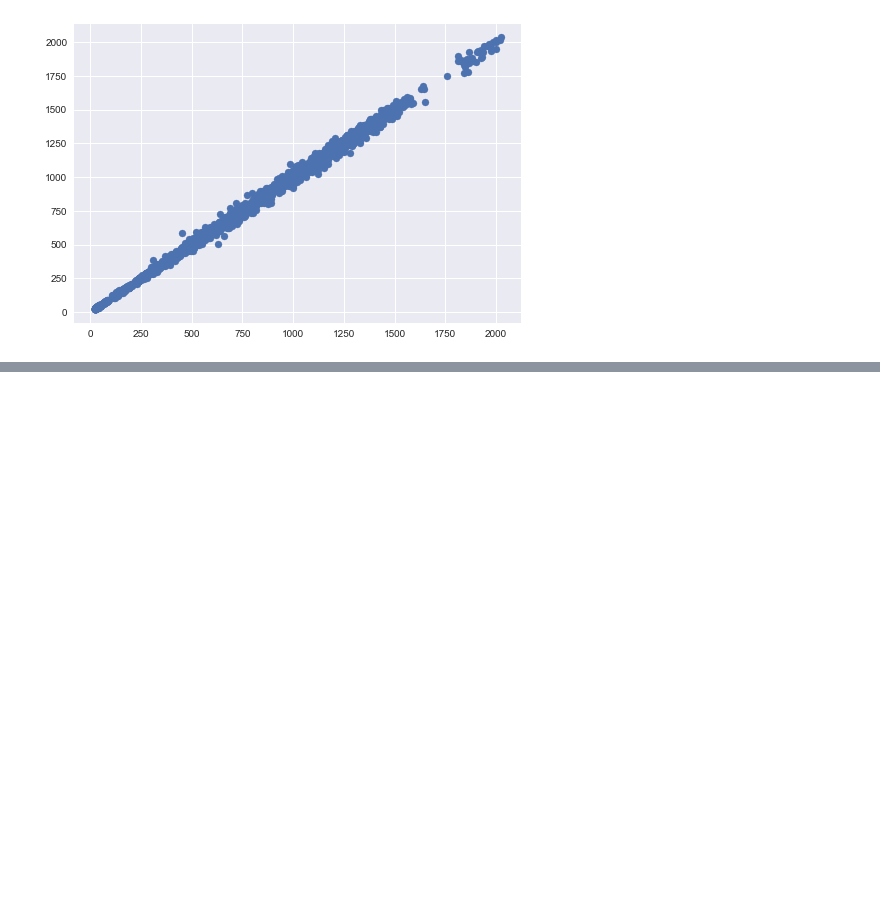
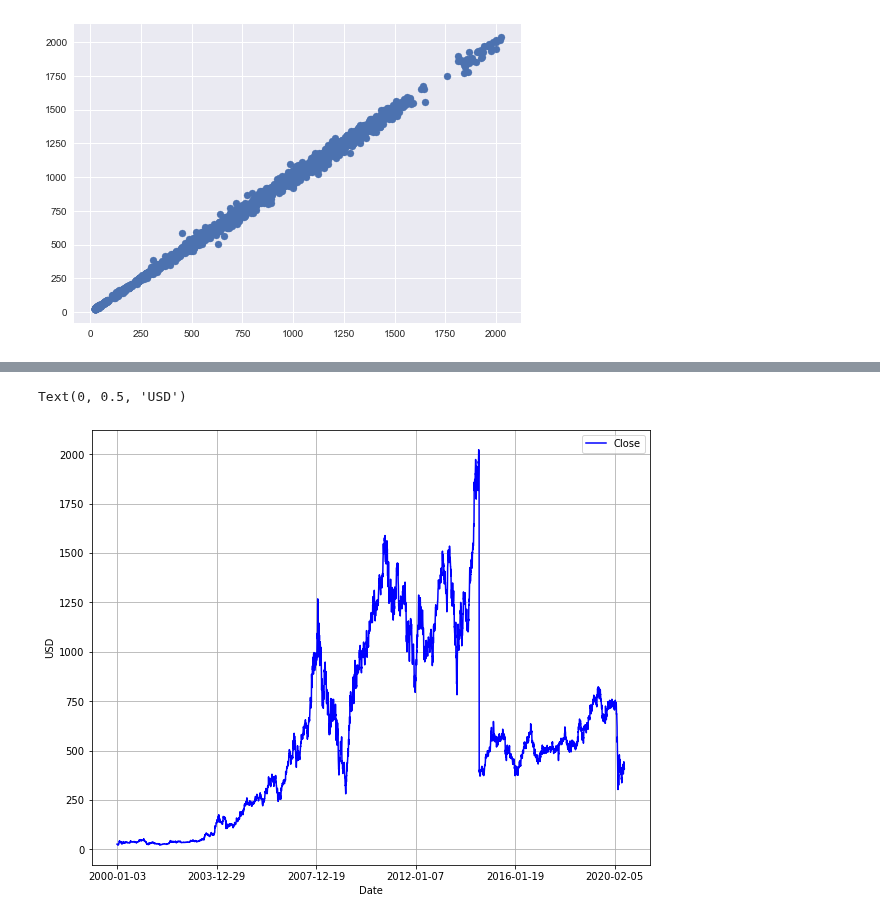
Before and after one commit to taniya25/Stock-Market-Price-Prediction, a Jupyter notebook: stock-prediction.ipynb, the cells around one changed output, grey strips where cells are left out. Saved outputs shown, nothing was run; the diff lists cells and outputs as text; code cells hidden in the pictures; blank space fills up the shorter version.

Commit message:
Convert date

```diff
--- a/stock-prediction.ipynb
+++ b/stock-prediction.ipynb
@@ -70,3 +70,6 @@ print(len(X_test))
 # %%
 # %% [output]
 [figure]
+# %%
+#Converting date
+data.loc[:, 'Date'] = pd.to_datetime(data['Date'],format='%Y-%m-%d')
@@ -72,0 +86,11 @@ print(len(X_test))
+# %%
+from pylab import rcParams
+
+rcParams['figure.figsize'] = 10, 8
+# %%
+ax = data.plot(x='Date', y='Close', style='b-', grid=True)
+ax.set_xlabel("Date")
+ax.set_ylabel("USD")
+# %% [output]
+Text(0, 0.5, 'USD')
+[figure, added]
```
Also changed, not shown: parts of 1 cell of this notebook.
